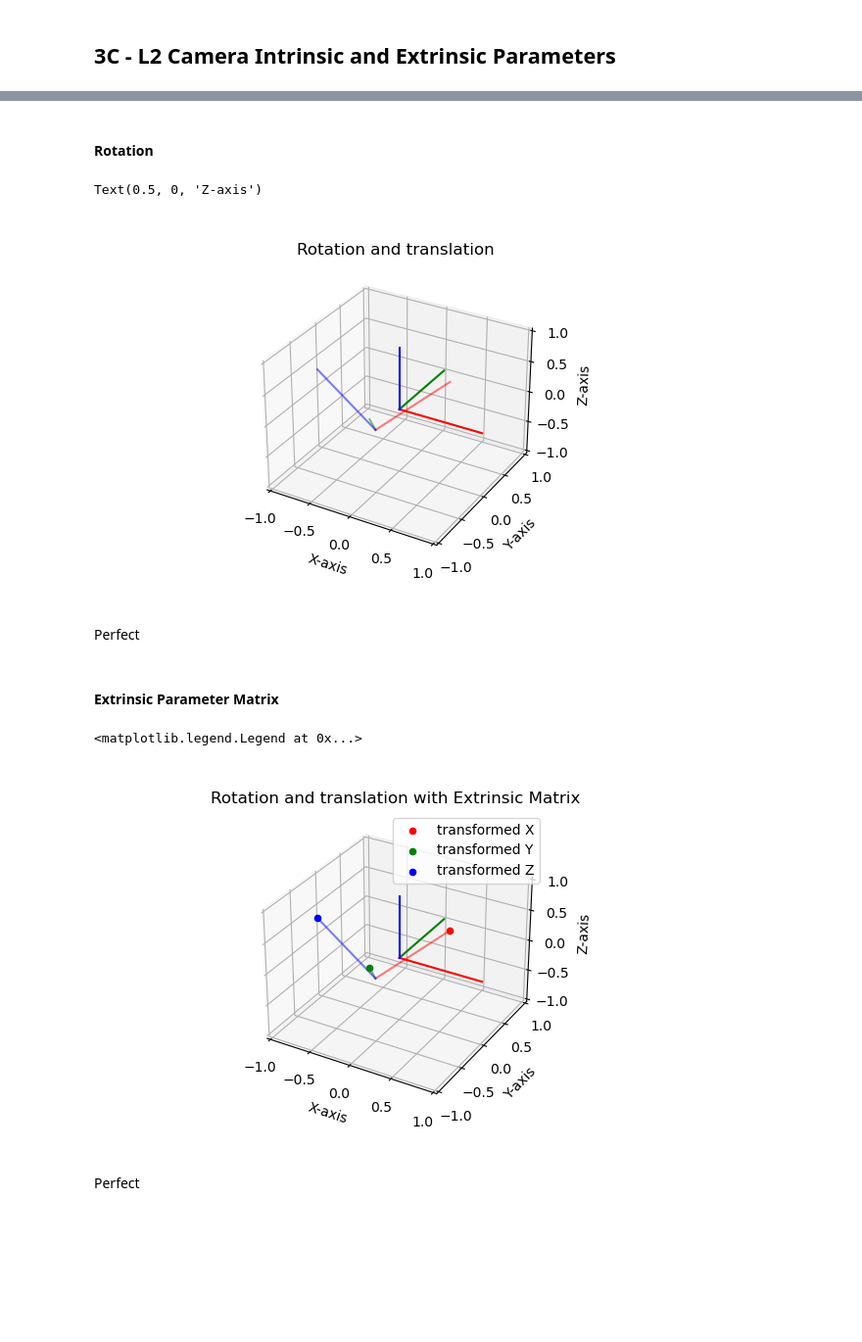
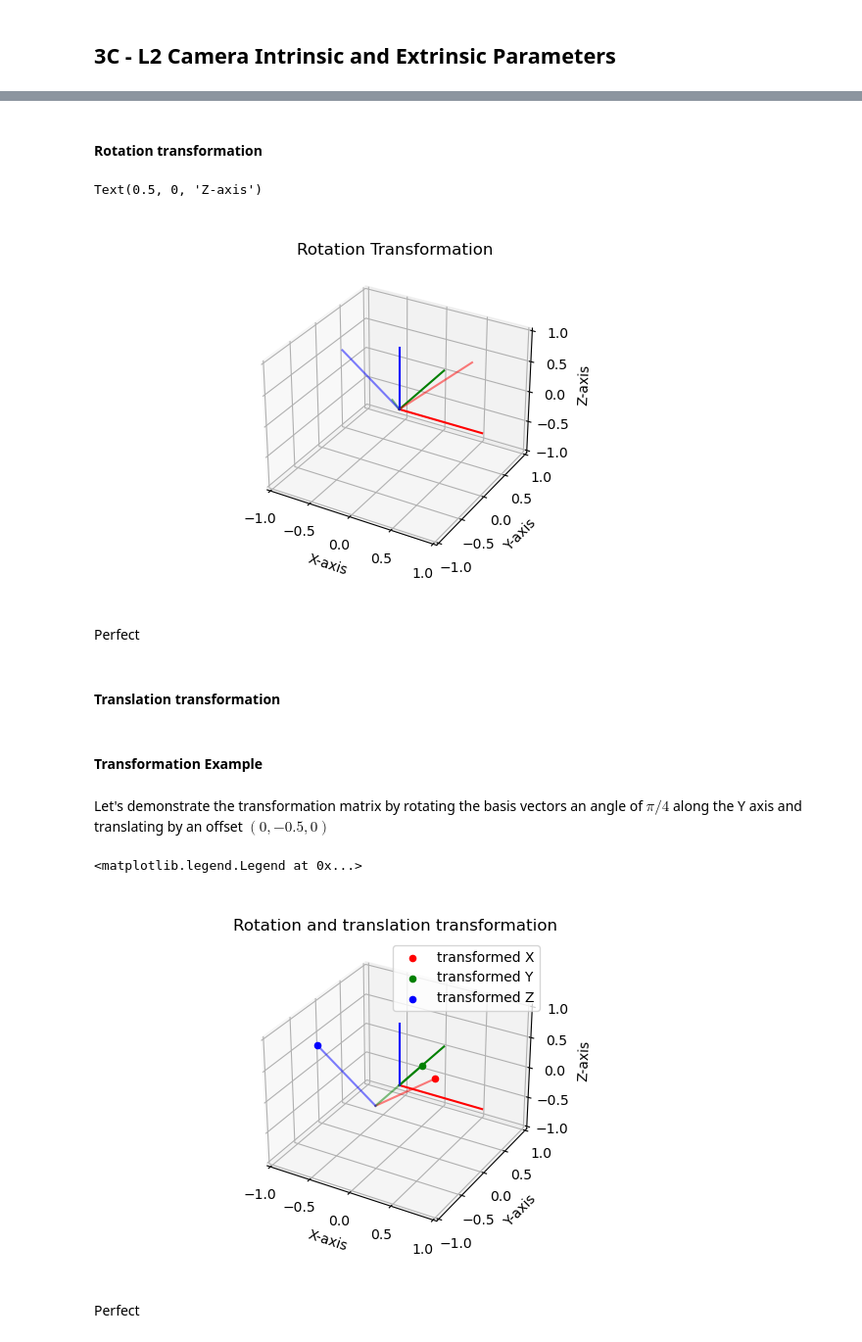
Before and after one commit to wingedrasengan927/Intro-to-computer-vision---Notes, a Jupyter notebook: lesson 3/3C - L2 Camera Intrinsic and Extrinsic Parameters.ipynb, the cells around one changed output, grey strips where cells are left out. Shown: that part at 98% size. Cells and saved outputs as stored; diff of their text form; code cells hidden in the pictures; blank space fills up the shorter version.

Commit message:
add change of basis

```diff
--- a/lesson 3/3C - L2 Camera Intrinsic and Extrinsic Parameters.ipynb
+++ b/lesson 3/3C - L2 Camera Intrinsic and Extrinsic Parameters.ipynb
@@ -12,9 +14,9 @@ from pytransform3d.plot_utils import plot_vector
 # %% [markdown]
-#### Rotation
+#### Rotation transformation
 # %%
 def get_rot_x(angle):
     '''
-    Rotation about the standard X axis
+    transformation matrix that rotates a point about the standard X axis
     '''
     Rx = np.zeros(shape=(3, 3))
     Rx[0, 0] = 1
@@ -27,7 +29,7 @@ def get_rot_x(angle):
 
 def get_rot_y(angle):
     '''
-    Rotation about the standard Y axis
+    transformation matrix that rotates a point about the standard Y axis
     '''
     Ry = np.zeros(shape=(3, 3))
     Ry[0, 0] = np.cos(angle)
@@ -40,7 +42,7 @@ def get_rot_y(angle):
 
 def get_rot_z(angle):
     '''
-    Rotation about the standard Z axis
+    transformation matrix that rotates a point about the standard Z axis
     '''
     Rz = np.zeros(shape=(3, 3))
     Rz[0, 0] = np.cos(angle)
@@ -82,18 +96,18 @@ ax.set(xlim=(-1, 1), ylim=(-1, 1), zlim=(-1, 1))
 ax = pr.plot_basis(ax)
 
 # plot the transformed basis
-ax = pr.plot_basis(ax, R, alpha=0.5, p=np.array([0, -0.5, 0]))
+ax = pr.plot_basis(ax, R, alpha=0.5)
 
 # set labels
-ax.set_title("Rotation and translation")
+ax.set_title("Rotation Transformation")
 ax.set_xlabel("X-axis")
 ax.set_ylabel("Y-axis")
 ax.set_zlabel("Z-axis")
 # %% [output]
 Text(0.5, 0, 'Z-axis')
-[figure, old version]
+[figure, new version]
 # %% [markdown]
 Perfect
 # %% [markdown]
-#### Extrinsic Parameter Matrix
+#### Translation transformation
 # %%
@@ -109,7 +131,16 @@ def create_extrinsic_matrix(angles, order, translation):
+# %% [markdown]
+#### Transformation Example
+# %% [markdown]
+Let's demonstrate the transformation matrix by rotating the basis vectors an angle of $\pi/4$ along the Y axis and translating by an offset $(0, -0.5, 0)$
 # %%
-# basis in homogeneous coordinates
-xh = np.array([1, 0, 0, 1])
-yh = np.array([0, 1, 0, 1])
-zh = np.array([0, 0, 1, 1])
+# create rotation transformation matrix
+angles = [np.pi/4]
+order = 'y'
 
-t = np.array([0, -0.5, 0])
+R = create_rotation_transformation_matrix(angles, order)
+R_ = np.identity(4)
+R_[:3, :3] = R
+
+# create translation matrix
+offset = np.array([0, -0.5, 0])
+T_ = create_translation_matrix(offset)
@@ -118,35 +152,35 @@ E = create_extrinsic_matrix(angles, order, t)
 # %%
 # create figure
 fig = plt.figure(figsize=(6, 4))
 ax = fig.add_subplot(111,projection='3d')
 
 # set axis limits
 ax.set(xlim=(-1, 1), ylim=(-1, 1), zlim=(-1, 1))
 
 # plot the standard global basis
 ax = pr.plot_basis(ax)
 
-# plot the transformed basis
-ax = pr.plot_basis(ax, R, alpha=0.5, p=np.array([0, -0.5, 0]))
+# plot the transformed basis using the library
+ax = pr.plot_basis(ax, R, alpha=0.5, p=offset)
 
-# validate the extrinsic camera matrix
-xt = np.matmul(E, xh.reshape(4, 1))
-yt = np.matmul(E, yh.reshape(4, 1))
-zt = np.matmul(E, zh.reshape(4, 1))
+# transform the basis points using the transformation matrix
+xt = R_ @ T_ @ xh.reshape(4, 1)
+yt = R_ @ T_ @ yh.reshape(4, 1)
+zt = R_ @ T_ @ zh.reshape(4, 1)
 
-ax.scatter(*xt, label="transformed X", color="red")
-ax.scatter(*yt, label="transformed Y", color="green")
-ax.scatter(*zt, label="transformed Z", color="blue")
+ax.scatter(*xt.flatten()[:3], label="transformed X", color="red")
+ax.scatter(*yt.flatten()[:3], label="transformed Y", color="green")
+ax.scatter(*zt.flatten()[:3], label="transformed Z", color="blue")
 
 # set labels
-ax.set_title("Rotation and translation with Extrinsic Matrix")
+ax.set_title("Rotation and translation transformation")
 ax.set_xlabel("X-axis")
 ax.set_ylabel("Y-axis")
 ax.set_zlabel("Z-axis")
 
 plt.legend()
 # %% [output]
 <matplotlib.legend.Legend at 0x...>
-[figure, old version]
+[figure, new version]
 # %% [markdown]
 Perfect
```
Also changed, not shown: parts of 53 cells of this notebook.
